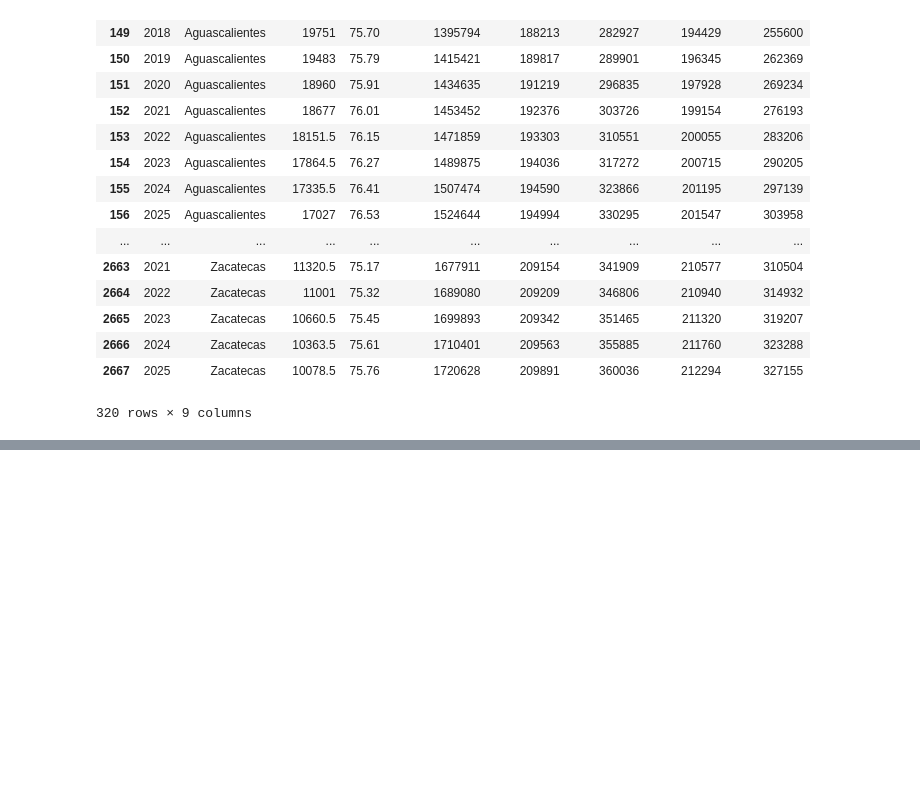
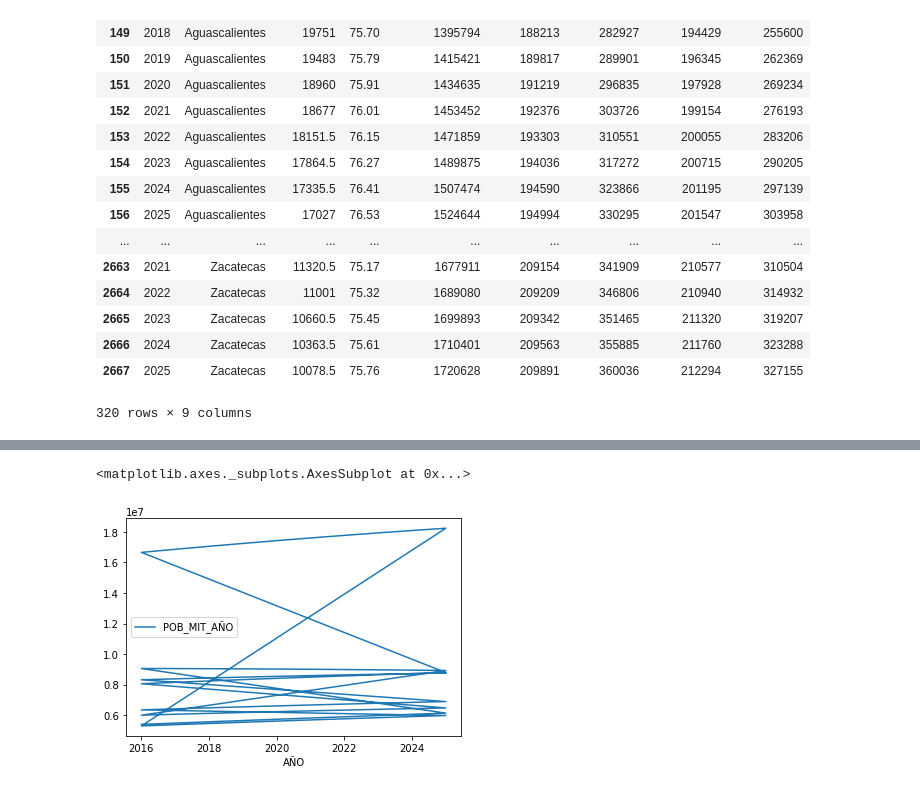
Before and after one commit to tezcahernandez/tsolutions, a Jupyter notebook: Conapo.ipynb, the cells around one changed output, grey strips where cells are left out. Drawn from its saved outputs; the diff is of its cells as text; code cells hidden in the pictures; blank space fills up the shorter version.

```diff
--- a/Conapo.ipynb
+++ b/Conapo.ipynb
@@ -59,0 +92,3 @@ proytl2
+# %%
+top8States = proytl2.groupby("ENTIDAD").sum()["POB_MIT_AÑO"].nlargest(8).keys().tolist()
+top8States
@@ -59,0 +129,5 @@ proytl2
+# %%
+proytl2.loc[proytl2["ENTIDAD"].isin(top8States), :].plot(x="AÑO", y='POB_MIT_AÑO', )
+# %% [output]
+<matplotlib.axes._subplots.AxesSubplot at 0x...>
+[figure, added]
```
Also changed, not shown: parts of 9 cells of this notebook.
